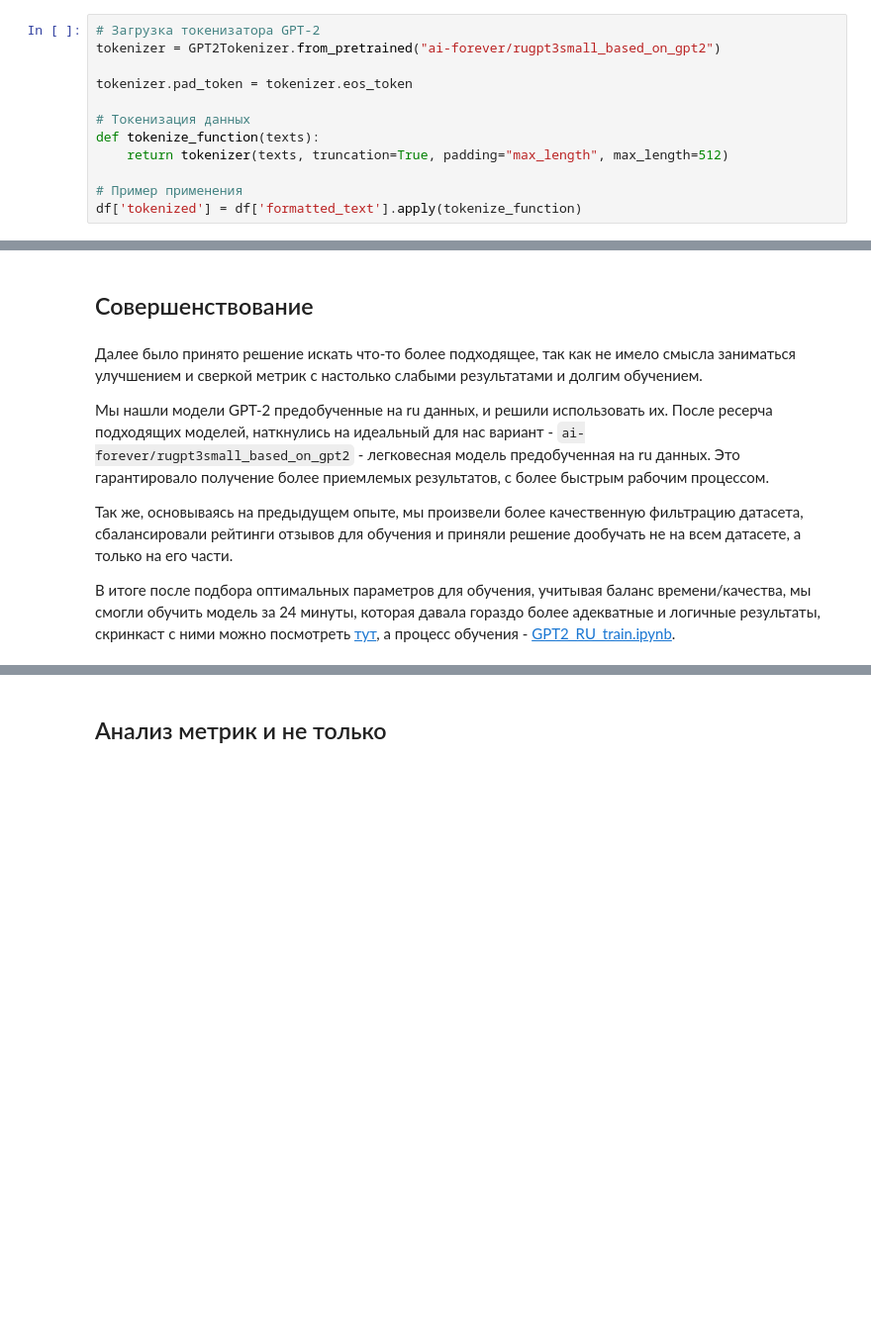
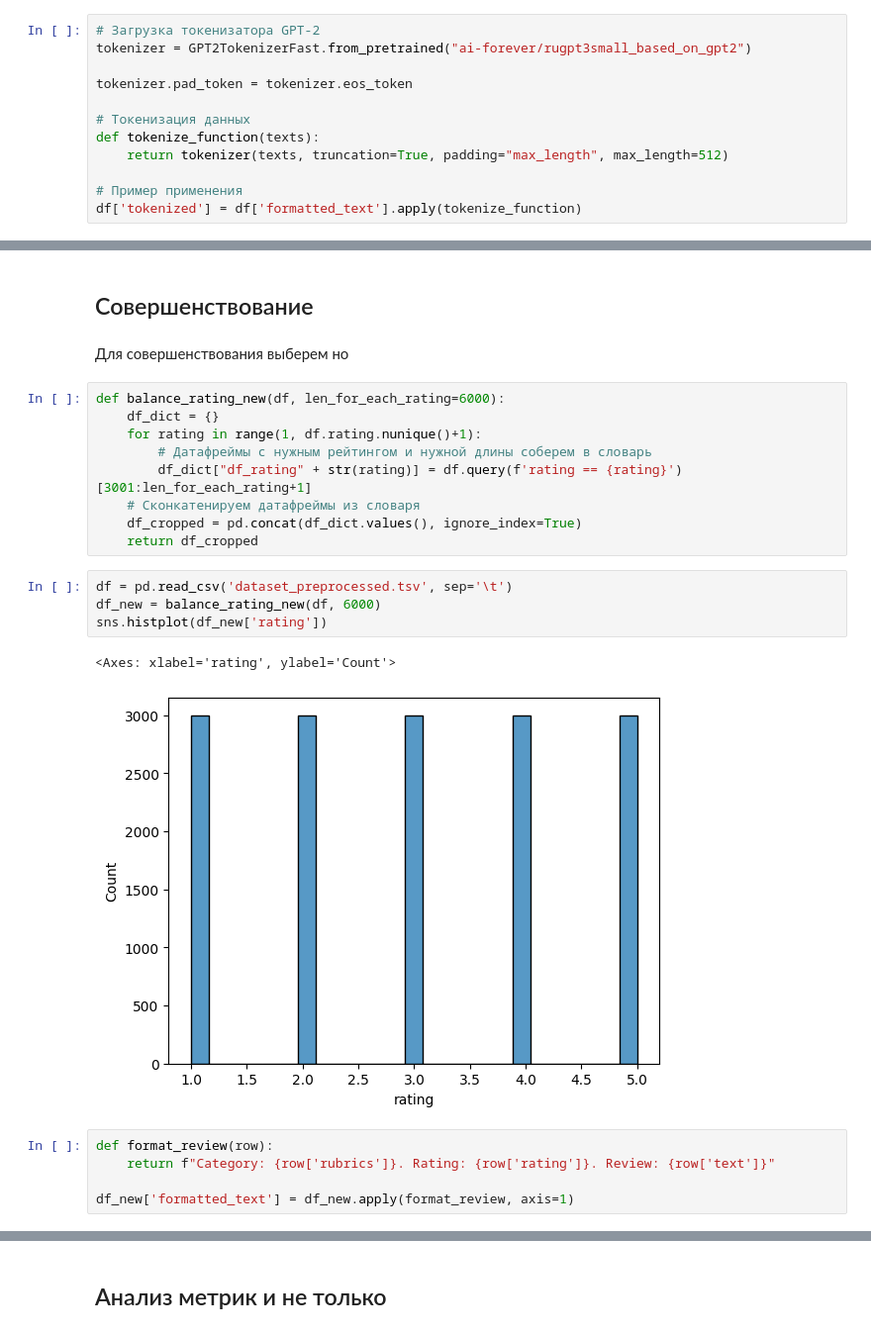
Before and after one commit to johnneon/geo-reviews-generator, a Jupyter notebook: geo-reviews-generation.ipynb, the cells around one changed output, grey strips where cells are left out. Shown at 99% size. Saved outputs shown, nothing was run; the diff lists cells and outputs as text; blank space fills up the shorter version.

```diff
--- a/geo-reviews-generation.ipynb
+++ b/geo-reviews-generation.ipynb
@@ -650,7 +650,7 @@ df['formatted_text'] = df.apply(format_review, axis=1)
 Тут нам нужно перевести данные в токены, с использованием предобученного токенизатора (осторожно, процесс не быстрый, у меня на локалке занимает от 5 до 15мин.):
 # %%
 # Загрузка токенизатора GPT-2
-tokenizer = GPT2Tokenizer.from_pretrained("ai-forever/rugpt3small_based_on_gpt2")
+tokenizer = GPT2TokenizerFast.from_pretrained("ai-forever/rugpt3small_based_on_gpt2")
 
 tokenizer.pad_token = tokenizer.eos_token
 
@@ -704,10 +712,25 @@ data_collator = DataCollatorForLanguageModeling(
 # %% [markdown]
 ## Совершенствование
-# %% [markdown]
-Далее было принято решение искать что-то более подходящее, так как не имело смысла заниматься улучшением и сверкой метрик с настолько слабыми результатами и долгим обучением.
-
-Мы нашли модели GPT-2 предобученные на ru данных, и решили использовать их. После ресерча подходящих моделей, наткнулись на идеальный для нас вариант - `ai-forever/rugpt3small_based_on_gpt2` - легковесная модель предобученная на ru данных. Это гарантировало получение более приемлемых результатов, с более быстрым рабочим процессом.
-
-Так же, основываясь на предыдущем опыте, мы произвели более качественную фильтрацию датасета, сбалансировали рейтинги отзывов для обучения и приняли решение дообучать не на всем датасете, а только на его части.
-
-В итоге после подбора оптимальных параметров для обучения, учитывая баланс времени/качества, мы смогли обучить модель за 24 минуты, которая давала гораздо более адекватные и логичные результаты, скринкаст с ними можно посмотреть [тут](./docs/screencast_gpt_2_ru.md), а процесс обучения - [GPT2_RU_train.ipynb](./GPT2_RU_train.ipynb).
+# %% [markdown]
+Для совершенствования выберем но
+# %%
+def balance_rating_new(df, len_for_each_rating=6000):
+    df_dict = {}
+    for rating in range(1, df.rating.nunique()+1):
+        # Датафреймы с нужным рейтингом и нужной длины соберем в словарь
+        df_dict["df_rating" + str(rating)] = df.query(f'rating == {rating}')[3001:len_for_each_rating+1]
+    # Сконкатенируем датафреймы из словаря
+    df_cropped = pd.concat(df_dict.values(), ignore_index=True)
+    return df_cropped
+# %%
+df = pd.read_csv('dataset_preprocessed.tsv', sep='\t')
+df_new = balance_rating_new(df, 6000)
+sns.histplot(df_new['rating'])
+# %% [output]
+<Axes: xlabel='rating', ylabel='Count'>
+[figure, added]
+# %%
+def format_review(row):
+    return f"Category: {row['rubrics']}. Rating: {row['rating']}. Review: {row['text']}"
+
+df_new['formatted_text'] = df_new.apply(format_review, axis=1)
```
Also changed, not shown: parts of 33 cells of this notebook, 6 other files.
